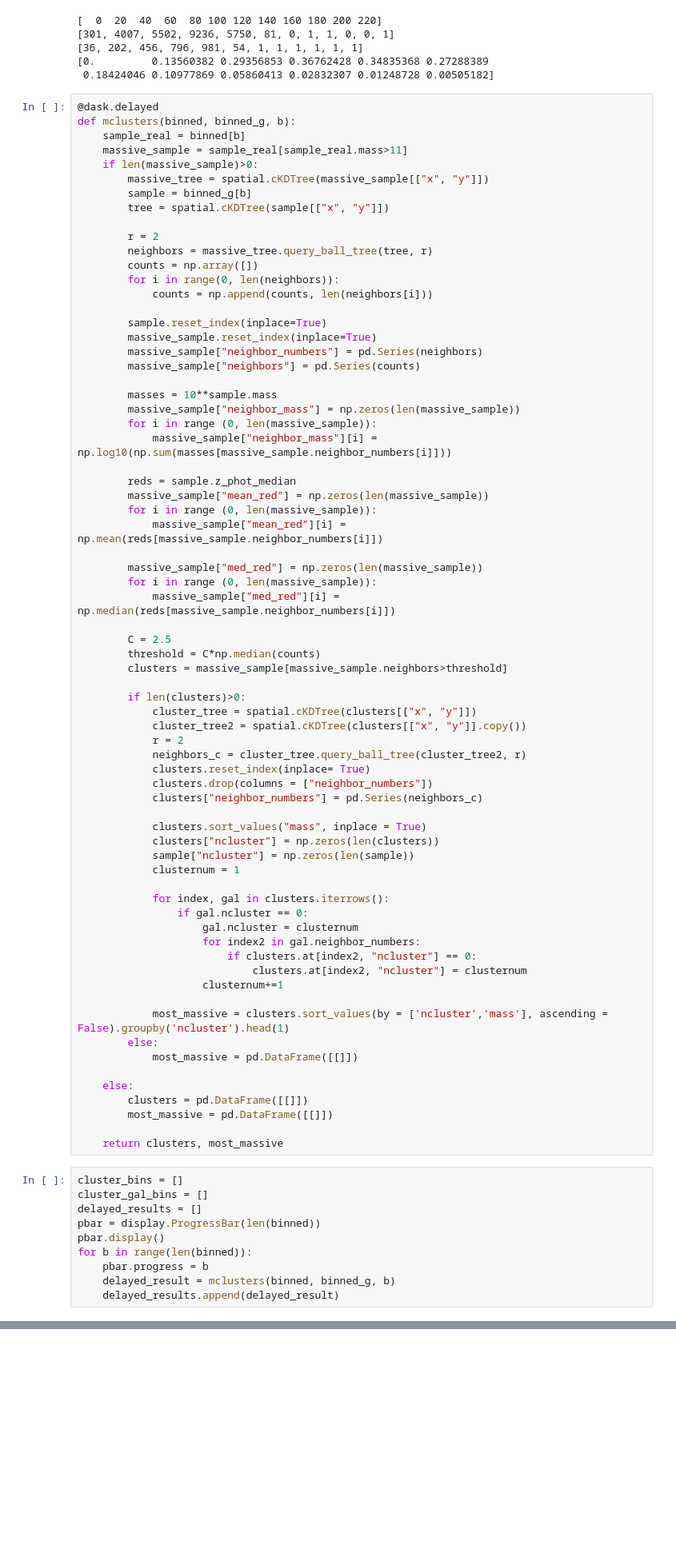
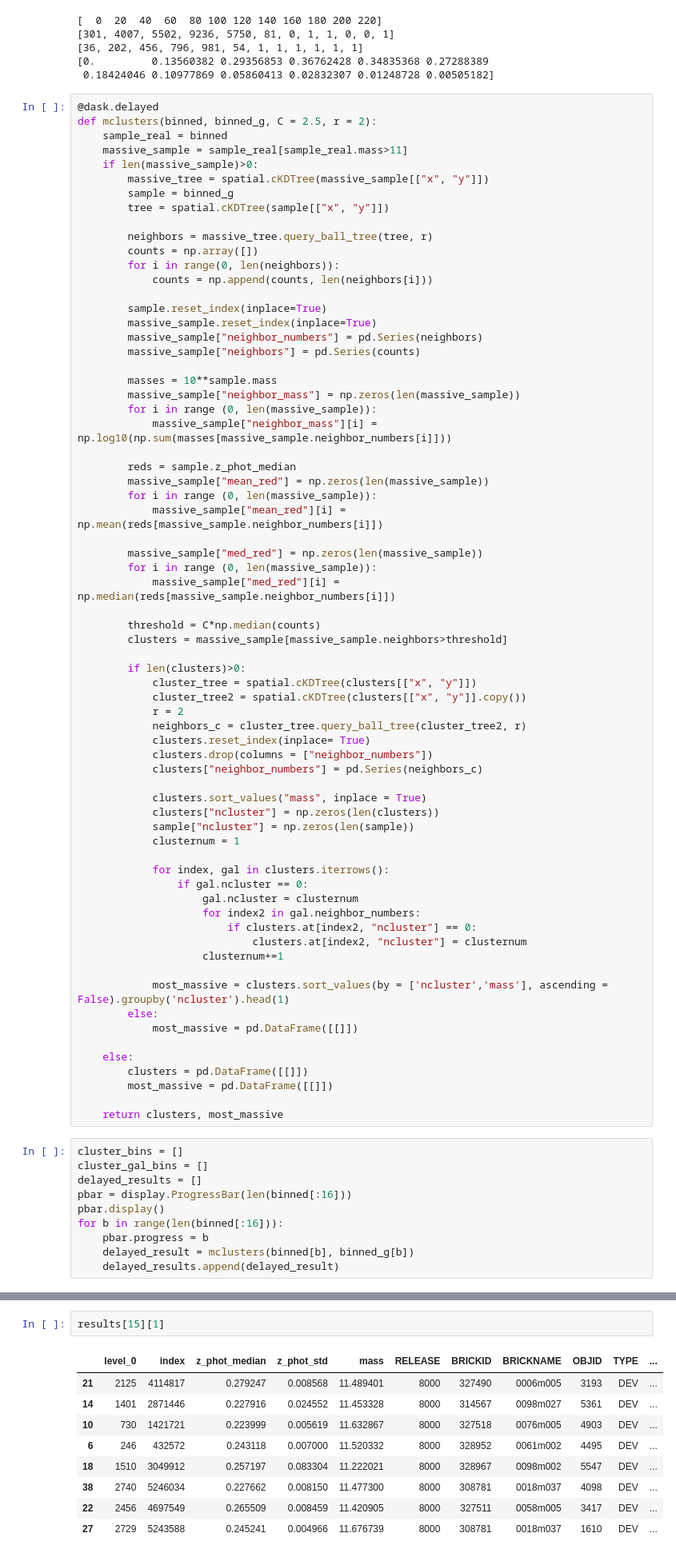
Before and after one commit to mjyb16/DESI_clusters_dumping_ground, a Jupyter notebook: DESI_Looped.ipynb, the cells around one changed output, grey strips where cells are left out. Shown at 80% size. Drawn from its saved outputs; the diff is of its cells as text; blank space fills up the shorter version.

```diff
--- a/DESI_Looped.ipynb
+++ b/DESI_Looped.ipynb
@@ -236,15 +236,14 @@ print((r**a)*(np.e**-(r**b)))
  0.18424046 0.10977869 0.05860413 0.02832307 0.01248728 0.00505182]
 # %%
 @dask.delayed
-def mclusters(binned, binned_g, b):
-    sample_real = binned[b]
+def mclusters(binned, binned_g, C = 2.5, r = 2):
+    sample_real = binned
     massive_sample = sample_real[sample_real.mass>11]
     if len(massive_sample)>0:
         massive_tree = spatial.cKDTree(massive_sample[["x", "y"]])
-        sample = binned_g[b]
+        sample = binned_g
         tree = spatial.cKDTree(sample[["x", "y"]])
 
-        r = 2
         neighbors = massive_tree.query_ball_tree(tree, r)
         counts = np.array([])
         for i in range(0, len(neighbors)):
@@ -269,7 +268,6 @@ def mclusters(binned, binned_g, b):
         for i in range (0, len(massive_sample)):
             massive_sample["med_red"][i] = np.median(reds[massive_sample.neighbor_numbers[i]])
 
-        C = 2.5
         threshold = C*np.median(counts)
         clusters = massive_sample[massive_sample.neighbors>threshold]
 
@@ -308,10 +306,10 @@ def mclusters(binned, binned_g, b):
 cluster_bins = []
 cluster_gal_bins = []
 delayed_results = []
-pbar = display.ProgressBar(len(binned))
+pbar = display.ProgressBar(len(binned[:16]))
 pbar.display()
-for b in range(len(binned)):
+for b in range(len(binned[:16])):
     pbar.progress = b
-    delayed_result = mclusters(binned, binned_g, b)
+    delayed_result = mclusters(binned[b], binned_g[b])
     delayed_results.append(delayed_result)
 # %% [output]
@@ -370,0 +319,12 @@ results[0]
+# %%
+results[15][1]
+# %% [output]
+|  | level_0 | index | z_phot_median | z_phot_std | mass | RELEASE | BRICKID | BRICKNAME | OBJID | TYPE | ... |
+| 21 | 2125 | 4114817 | 0.279247 | 0.008568 | 11.489401 | 8000 | 327490 | 0006m005 | 3193 | DEV | ... |
+| 14 | 1401 | 2871446 | 0.227916 | 0.024552 | 11.453328 | 8000 | 314567 | 0098m027 | 5361 | DEV | ... |
+| 10 | 730 | 1421721 | 0.223999 | 0.005619 | 11.632867 | 8000 | 327518 | 0076m005 | 4903 | DEV | ... |
+| 6 | 246 | 432572 | 0.243118 | 0.007000 | 11.520332 | 8000 | 328952 | 0061m002 | 4495 | DEV | ... |
+| 18 | 1510 | 3049912 | 0.257197 | 0.083304 | 11.222021 | 8000 | 328967 | 0098m002 | 5547 | DEV | ... |
+| 38 | 2740 | 5246034 | 0.227662 | 0.008150 | 11.477300 | 8000 | 308781 | 0018m037 | 4098 | DEV | ... |
+| 22 | 2456 | 4697549 | 0.265509 | 0.008459 | 11.420905 | 8000 | 327511 | 0058m005 | 3417 | DEV | ... |
+| 27 | 2729 | 5243588 | 0.245241 | 0.004966 | 11.676739 | 8000 | 308781 | 0018m037 | 1610 | DEV | ... |
```
Also changed, not shown: parts of 4 cells of this notebook, 16 other files.
